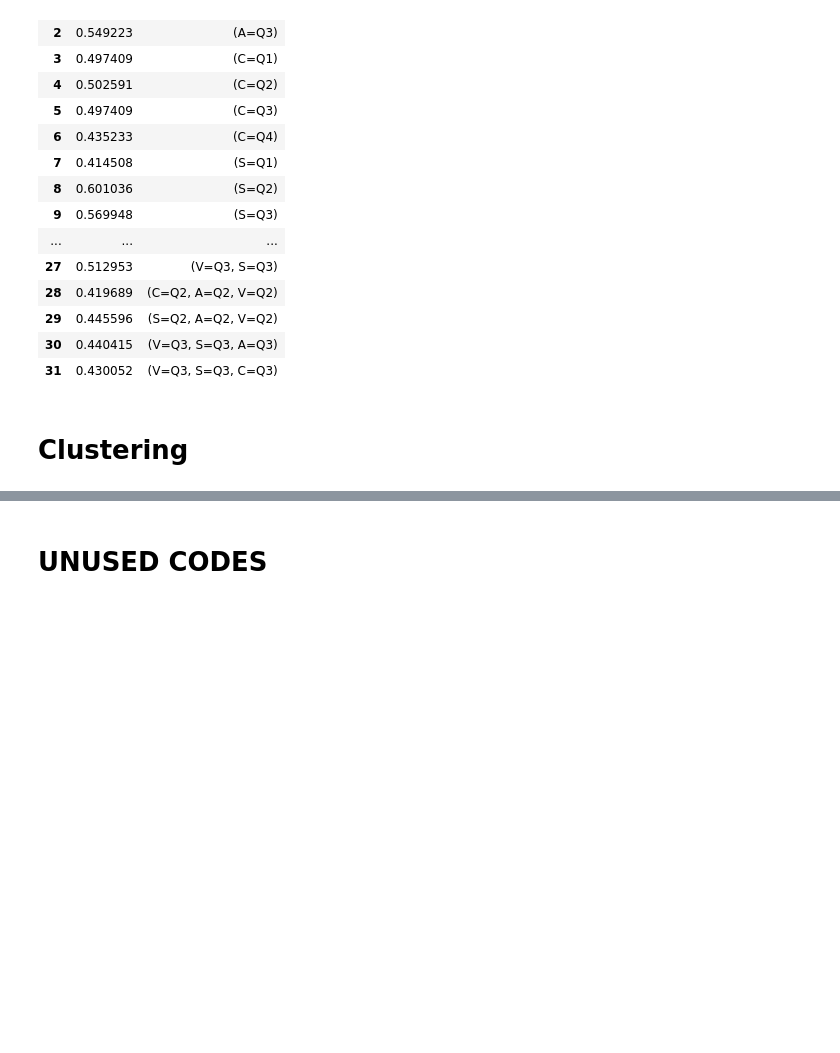
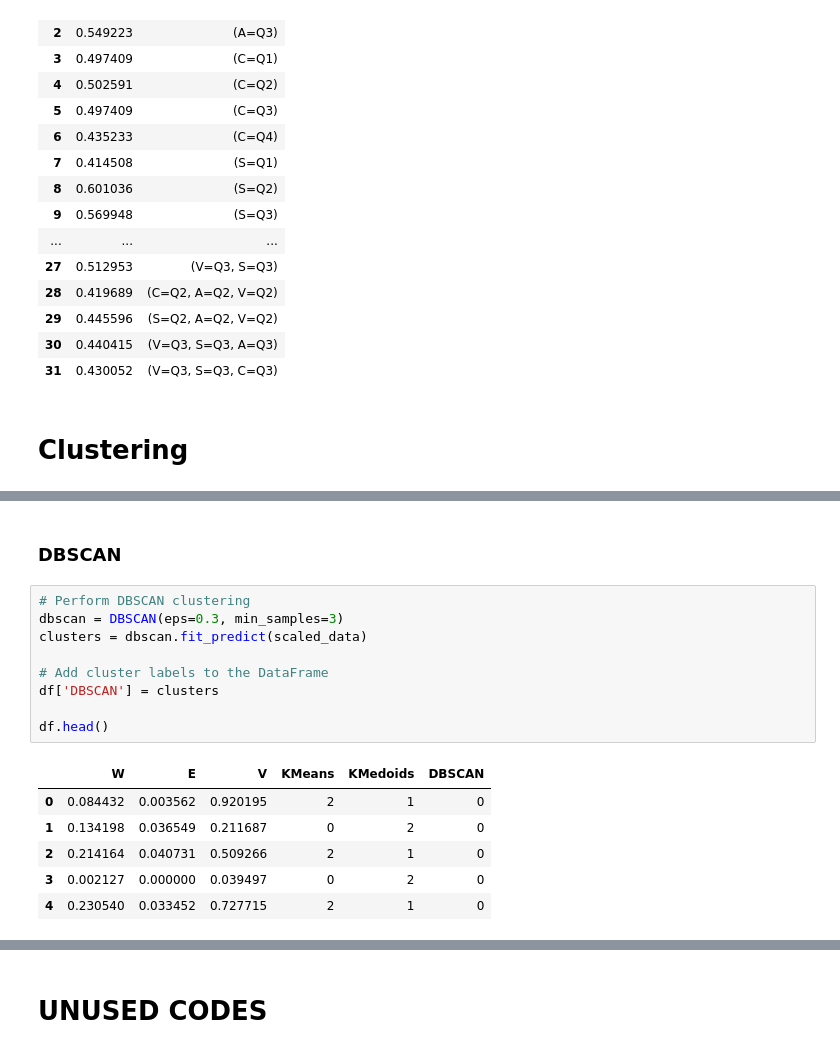
Before and after one commit to Ban-hub/CSE6506-Data_Project, a Jupyter notebook: Test.ipynb, the cells around one changed output, grey strips where cells are left out. Cells and saved outputs as stored; diff of their text form; blank space fills up the shorter version.

```diff
--- a/Test.ipynb
+++ b/Test.ipynb
@@ -419,3 +503,21 @@ Hopkins Statistic: 0.0
+# %% [markdown]
+### DBSCAN
+# %%
+# Perform DBSCAN clustering
+dbscan = DBSCAN(eps=0.3, min_samples=3)
+clusters = dbscan.fit_predict(scaled_data)
+
+# Add cluster labels to the DataFrame
+df['DBSCAN'] = clusters
+
+df.head()
+# %% [output]
+|  | W | E | V | KMeans | KMedoids | DBSCAN |
+| 0 | 0.084432 | 0.003562 | 0.920195 | 2 | 1 | 0 |
+| 1 | 0.134198 | 0.036549 | 0.211687 | 0 | 2 | 0 |
+| 2 | 0.214164 | 0.040731 | 0.509266 | 2 | 1 | 0 |
+| 3 | 0.002127 | 0.000000 | 0.039497 | 0 | 2 | 0 |
+| 4 | 0.230540 | 0.033452 | 0.727715 | 2 | 1 | 0 |
 # %%
 df.describe()
 # %% [output]
```
Also changed, not shown: parts of 27 cells of this notebook.
